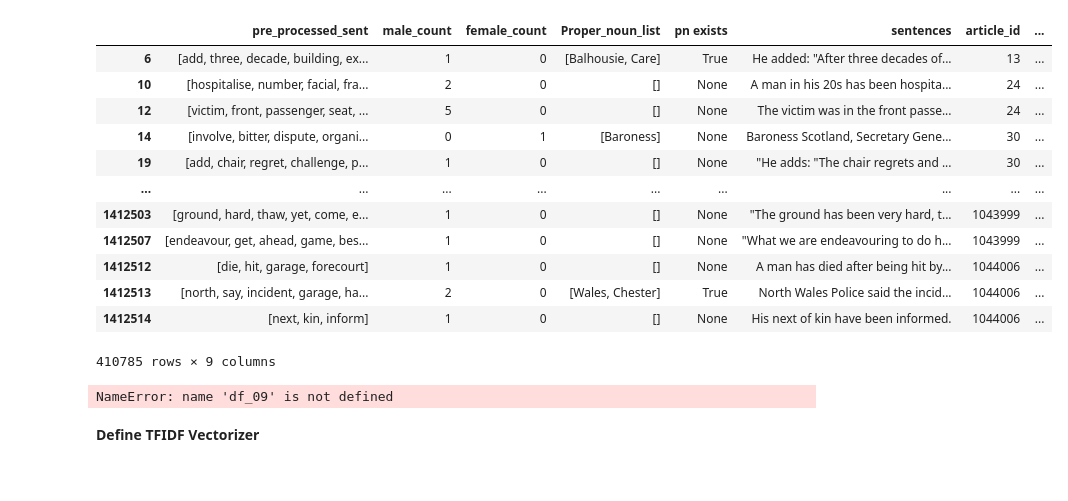
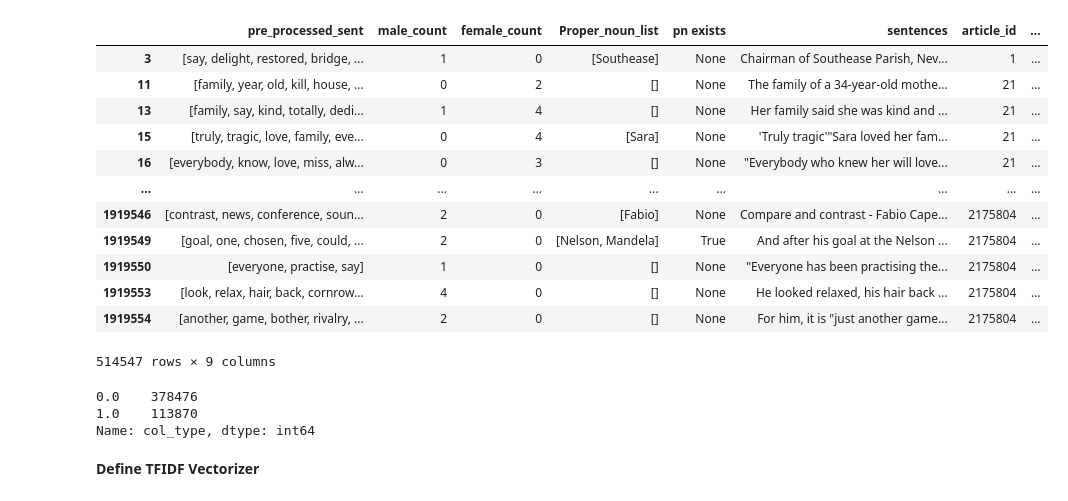
Before and after one commit to yvferreiro/MasterThesis, a Jupyter notebook: Logistic Regression.ipynb, the cells around one changed output. Saved outputs shown, nothing was run; the diff lists cells and outputs as text; code cells hidden in the pictures.

```diff
--- a/Logistic Regression.ipynb
+++ b/Logistic Regression.ipynb
@@ -16,35 +16,35 @@ import warnings
 warnings.filterwarnings("ignore")
 # %%
 #import pre-processed data from pickle
-#df_10= pd.read_pickle(r"/Users/yolandaferreirofranchi/Desktop/ThesisDatasets/2010_text_wo_names.pickle")
+df_10= pd.read_pickle(r"/Users/yolandaferreirofranchi/Desktop/ThesisDatasets/2010_text_wo_names.pickle")
 #df_09= pd.read_pickle(r"/Users/yolandaferreirofranchi/Desktop/ThesisDatasets/2009_text_wo_names.pickle")
 #df_11= pd.read_pickle(r"/Users/yolandaferreirofranchi/Desktop/ThesisDatasets/2011_text_wo_names.pickle")
 #df_12= pd.read_pickle(r"/Users/yolandaferreirofranchi/Desktop/ThesisDatasets/2012_text_wo_names.pickle")
 #df_13= pd.read_pickle(r"/Users/yolandaferreirofranchi/Desktop/ThesisDatasets/2013_text_wo_names.pickle")
 #df_14= pd.read_pickle(r"/Users/yolandaferreirofranchi/Desktop/ThesisDatasets/2014_text_wo_names.pickle")
 #df_15= pd.read_pickle(r"/Users/yolandaferreirofranchi/Desktop/ThesisDatasets/2015_text_wo_names.pickle")
 #df_16= pd.read_pickle(r"/Users/yolandaferreirofranchi/Desktop/ThesisDatasets/2016_text_wo_names.pickle")
 #df_17= pd.read_pickle(r"/Users/yolandaferreirofranchi/Desktop/ThesisDatasets/2017_text_wo_names.pickle")
 #df_18= pd.read_pickle(r"/Users/yolandaferreirofranchi/Desktop/ThesisDatasets/2018_text_wo_names.pickle")
 #df_19 = pd.read_pickle(r"/Users/yolandaferreirofranchi/Desktop/ThesisDatasets/2019_text_wo_names.pickle")
 #df_20 = pd.read_pickle(r"/Users/yolandaferreirofranchi/Desktop/ThesisDatasets/2020_text_wo_names.pickle")
 #df_21 = pd.read_pickle(r"/Users/yolandaferreirofranchi/Desktop/ThesisDatasets/2021_text_wo_names.pickle")
 #df_22 = pd.read_pickle(r"/Users/yolandaferreirofranchi/Desktop/ThesisDatasets/2022_text_wo_names_(1).pickle")
-df_09
+df_10
 # %% [output]
 |  | pre_processed_sent | male_count | female_count | Proper_noun_list | pn exists | sentences | article_id | ... |
-| 6 | [add, three, decade, building, ex... | 1 | 0 | [Balhousie, Care] | True | He added: "After three decades of... | 13 | ... |
-| 10 | [hospitalise, number, facial, fra... | 2 | 0 | [] | None | A man in his 20s has been hospita... | 24 | ... |
-| 12 | [victim, front, passenger, seat, ... | 5 | 0 | [] | None | The victim was in the front passe... | 24 | ... |
-| 14 | [involve, bitter, dispute, organi... | 0 | 1 | [Baroness] | None | Baroness Scotland, Secretary Gene... | 30 | ... |
-| 19 | [add, chair, regret, challenge, p... | 1 | 0 | [] | None | "He adds: "The chair regrets and ... | 30 | ... |
+| 3 | [say, delight, restored, bridge, ... | 1 | 0 | [Southease] | None | Chairman of Southease Parish, Nev... | 1 | ... |
+| 11 | [family, year, old, kill, house, ... | 0 | 2 | [] | None | The family of a 34-year-old mothe... | 21 | ... |
+| 13 | [family, say, kind, totally, dedi... | 1 | 4 | [] | None | Her family said she was kind and ... | 21 | ... |
+| 15 | [truly, tragic, love, family, eve... | 0 | 4 | [Sara] | None | 'Truly tragic'"Sara loved her fam... | 21 | ... |
+| 16 | [everybody, know, love, miss, alw... | 0 | 3 | [] | None | "Everybody who knew her will love... | 21 | ... |
 | ... | ... | ... | ... | ... | ... | ... | ... | ... |
-| 1412503 | [ground, hard, thaw, yet, come, e... | 1 | 0 | [] | None | "The ground has been very hard, t... | 1043999 | ... |
-| 1412507 | [endeavour, get, ahead, game, bes... | 1 | 0 | [] | None | "What we are endeavouring to do h... | 1043999 | ... |
-| 1412512 | [die, hit, garage, forecourt] | 1 | 0 | [] | None | A man has died after being hit by... | 1044006 | ... |
-| 1412513 | [north, say, incident, garage, ha... | 2 | 0 | [Wales, Chester] | True | North Wales Police said the incid... | 1044006 | ... |
-| 1412514 | [next, kin, inform] | 1 | 0 | [] | None | His next of kin have been informed. | 1044006 | ... |
+| 1919546 | [contrast, news, conference, soun... | 2 | 0 | [Fabio] | None | Compare and contrast - Fabio Cape... | 2175804 | ... |
+| 1919549 | [goal, one, chosen, five, could, ... | 2 | 0 | [Nelson, Mandela] | True | And after his goal at the Nelson ... | 2175804 | ... |
+| 1919550 | [everyone, practise, say] | 1 | 0 | [] | None | "Everyone has been practising the... | 2175804 | ... |
+| 1919553 | [look, relax, hair, back, cornrow... | 4 | 0 | [] | None | He looked relaxed, his hair back ... | 2175804 | ... |
+| 1919554 | [another, game, bother, rivalry, ... | 2 | 0 | [] | None | For him, it is "just another game... | 2175804 | ... |
-410785 rows × 9 columns
+514547 rows × 9 columns
 # %%
 def absolute_count(male_col, female_col):
     if female_col > male_col and male_col == 0:
@@ -55,15 +55,17 @@ def absolute_count(male_col, female_col):
         return None
 # %%
 #apply function to only get rows with an absolute count
-df_09['col_type'] = df_09.apply(lambda row: absolute_count(row['male_count'], row['female_count']),axis=1)
+df_10['col_type'] = df_10.apply(lambda row: absolute_count(row['male_count'], row['female_count']),axis=1)
 
 #remove nulls
-df_09 = df_09[df_09["col_type"].notnull()]
+df_10 = df_10[df_10["col_type"].notnull()]
 
 #DOC: number of male and female columns
-df_09["col_type"].value_counts()
+df_10["col_type"].value_counts()
 # %% [output]
-NameError: name 'df_09' is not defined
+0.0    378476
+1.0    113870
+Name: col_type, dtype: int64
 # %% [markdown]
 **Define TFIDF Vectorizer**
 # %%
```
Also changed, not shown: parts of 2 cells of this notebook, 1 other file.
